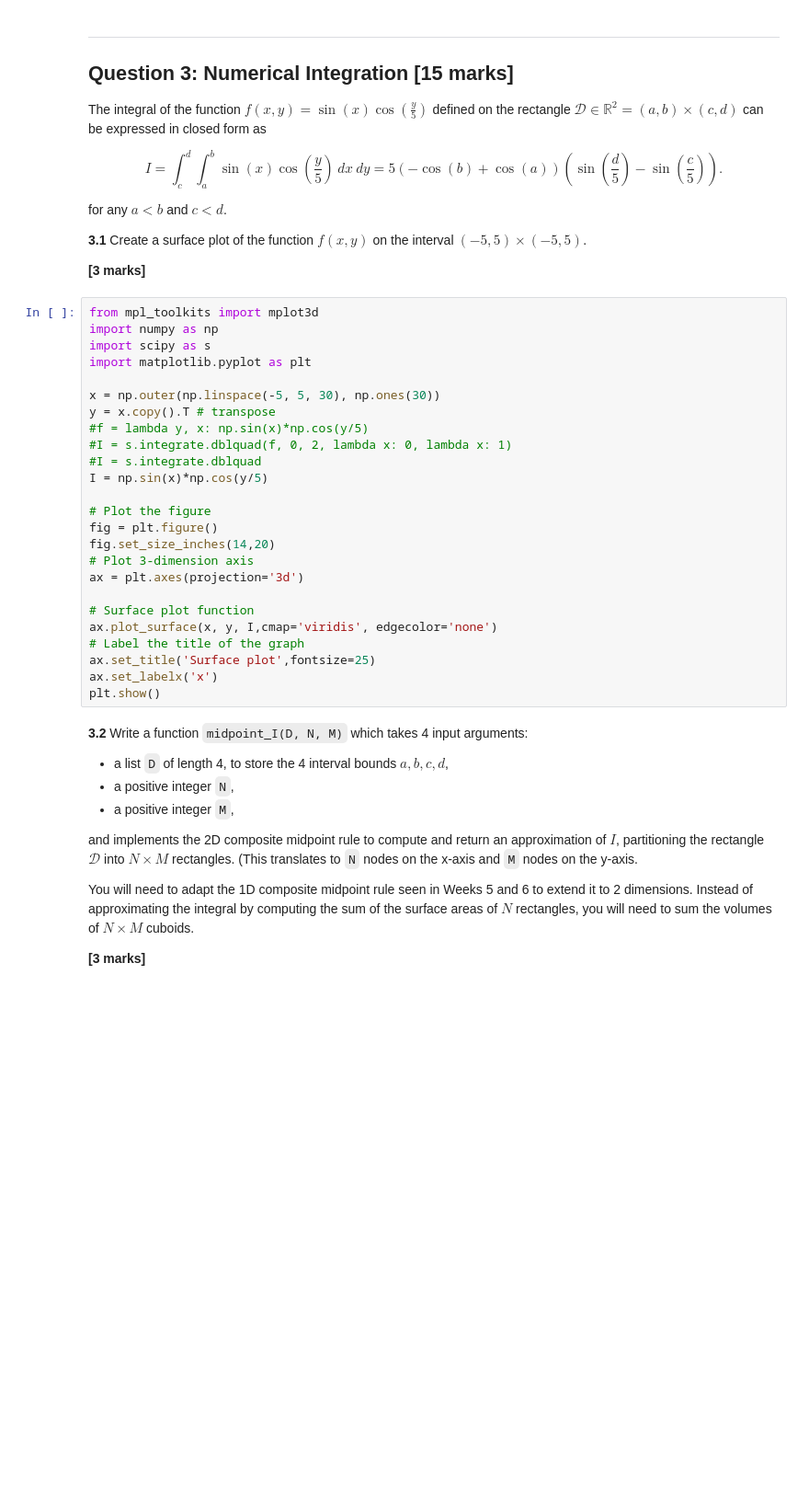
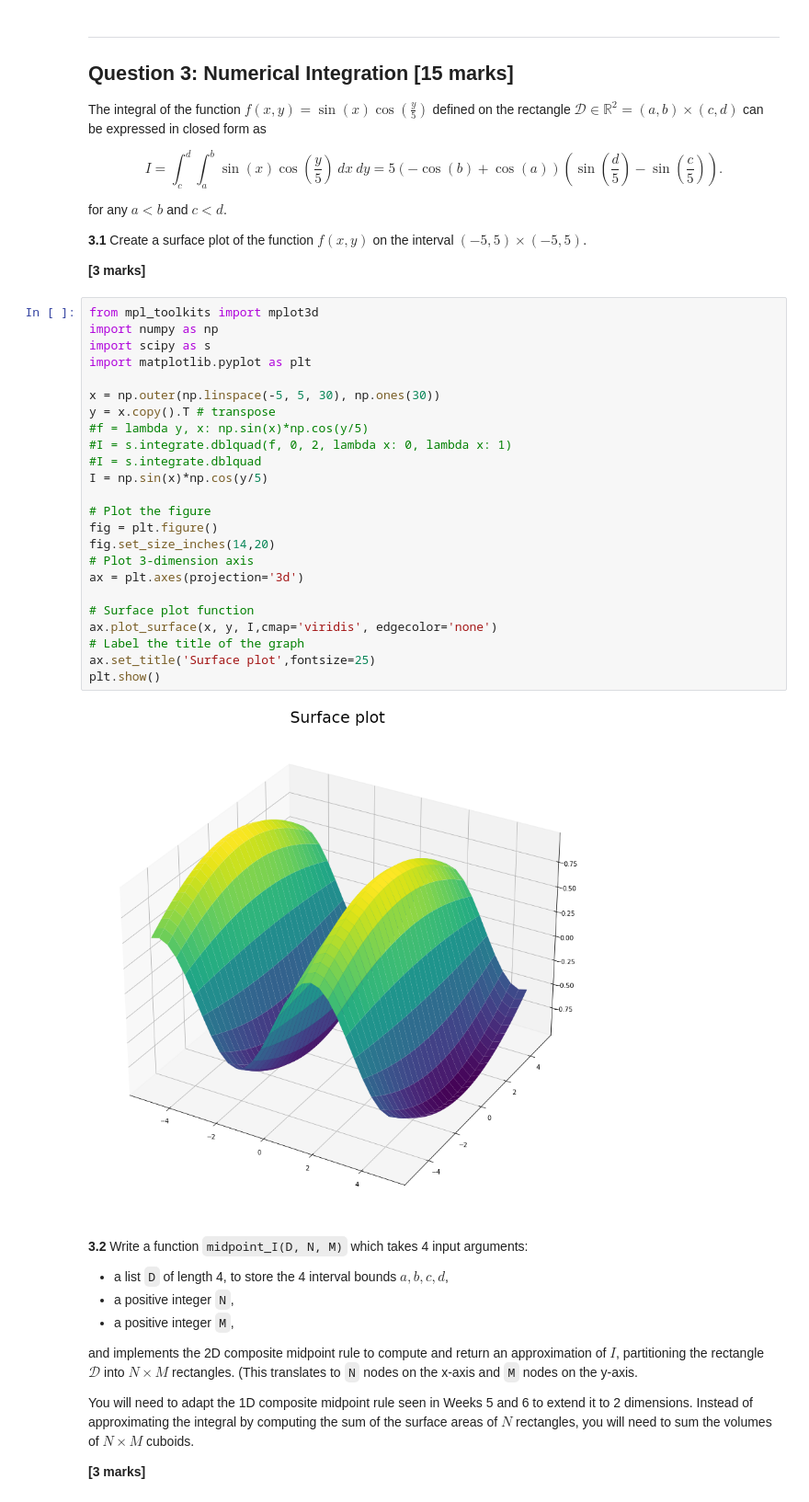
Before and after one commit to Baoqi-Zhang/A1, a Jupyter notebook: A1.ipynb, the cells around one changed output. Shown at 92% size. Drawn from its saved outputs; the diff is of its cells as text; blank space fills up the shorter version.

```diff
--- a/A1.ipynb
+++ b/A1.ipynb
@@ -421,28 +422,29 @@ for any $a<b$ and $c<d$.
 # %%
 from mpl_toolkits import mplot3d
 import numpy as np
 import scipy as s
 import matplotlib.pyplot as plt
 
 x = np.outer(np.linspace(-5, 5, 30), np.ones(30))
 y = x.copy().T # transpose
 #f = lambda y, x: np.sin(x)*np.cos(y/5)
 #I = s.integrate.dblquad(f, 0, 2, lambda x: 0, lambda x: 1)
 #I = s.integrate.dblquad
 I = np.sin(x)*np.cos(y/5)
 
 # Plot the figure
 fig = plt.figure()
 fig.set_size_inches(14,20)
 # Plot 3-dimension axis
 ax = plt.axes(projection='3d')
 
 # Surface plot function
 ax.plot_surface(x, y, I,cmap='viridis', edgecolor='none')
 # Label the title of the graph
 ax.set_title('Surface plot',fontsize=25)
-ax.set_labelx('x')
 plt.show()
+# %% [output]
+[figure, added]
 # %% [markdown]
 **3.2** Write a function `midpoint_I(D, N, M)` which takes 4 input arguments:
 
```
Also changed, not shown: parts of 2 cells of this notebook, 1 other file.
